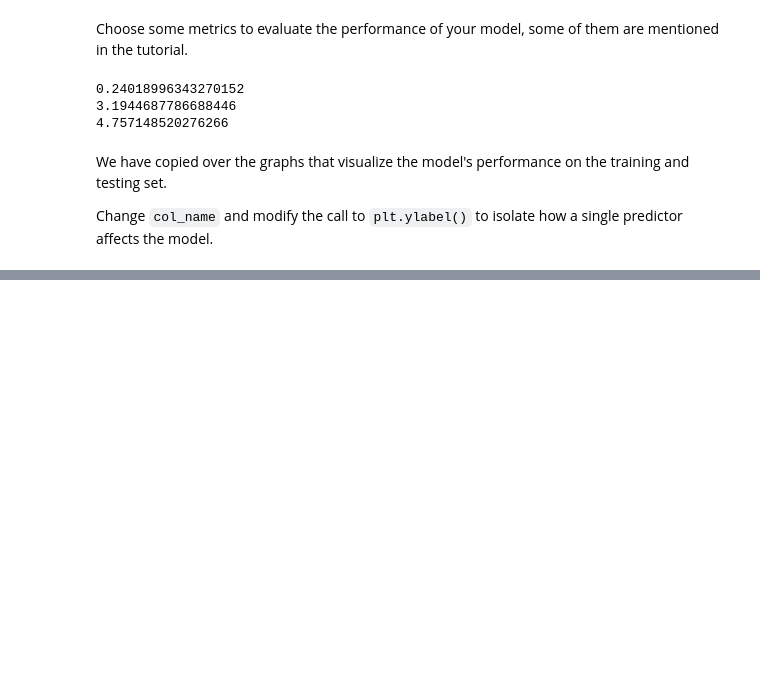
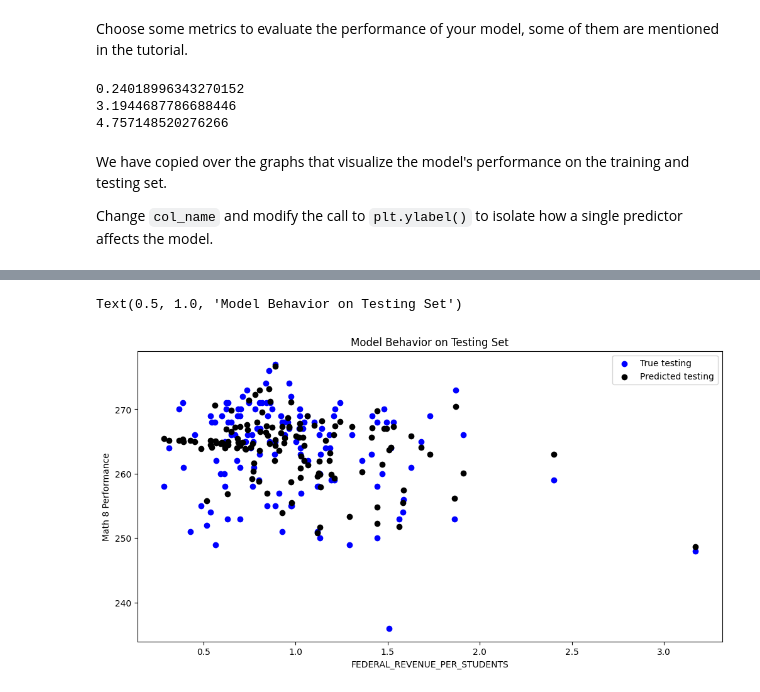
Before and after one commit to dtnguyen0/MDST-Onboarding, a Jupyter notebook: tutorial1/checkpoint1.ipynb, the cells around one changed output, grey strips where cells are left out. Drawn from its saved outputs; the diff is of its cells as text; code cells hidden in the pictures; blank space fills up the shorter version.

```diff
--- a/tutorial1/checkpoint1.ipynb
+++ b/tutorial1/checkpoint1.ipynb
@@ -197,6 +153,7 @@ from sklearn.model_selection import train_test_split
 X = states[["ENROLL", "FEDERAL_REVENUE_PER_STUDENTS", "AVG_MATH_8_SCORE"]]
 y = states.loc[X.index]['AVG_READING_8_SCORE']
 # %%
+X.fillna(X.median(), inplace=True)
 y.fillna(y.median(), inplace=True)
 X_train, X_test, y_train, y_test = train_test_split(X, y, test_size=.3, random_state=0)
 # %% [markdown]
@@ -247,11 +205,14 @@ IndentationError: expected an indented block after function definition on line 2
 # %%
-col_name = 'COLUMN NAME OF ONE PREDICTOR"
+col_name = "FEDERAL_REVENUE_PER_STUDENTS"
 
 f = plt.figure(figsize=(12,6))
 plt.scatter(X_test[col_name], y_test, color = "blue")
 plt.scatter(X_test[col_name], model.predict(X_test), color = "black")
 
 plt.legend(['True testing','Predicted testing'])
 plt.xlabel(col_name)
-plt.ylabel('NAME OF THE PREDICTOR')
+plt.ylabel("Math 8 Performance")
 plt.title("Model Behavior on Testing Set")
+# %% [output]
+Text(0.5, 1.0, 'Model Behavior on Testing Set')
+[figure, added]
```
Also changed, not shown: parts of 13 cells of this notebook.
